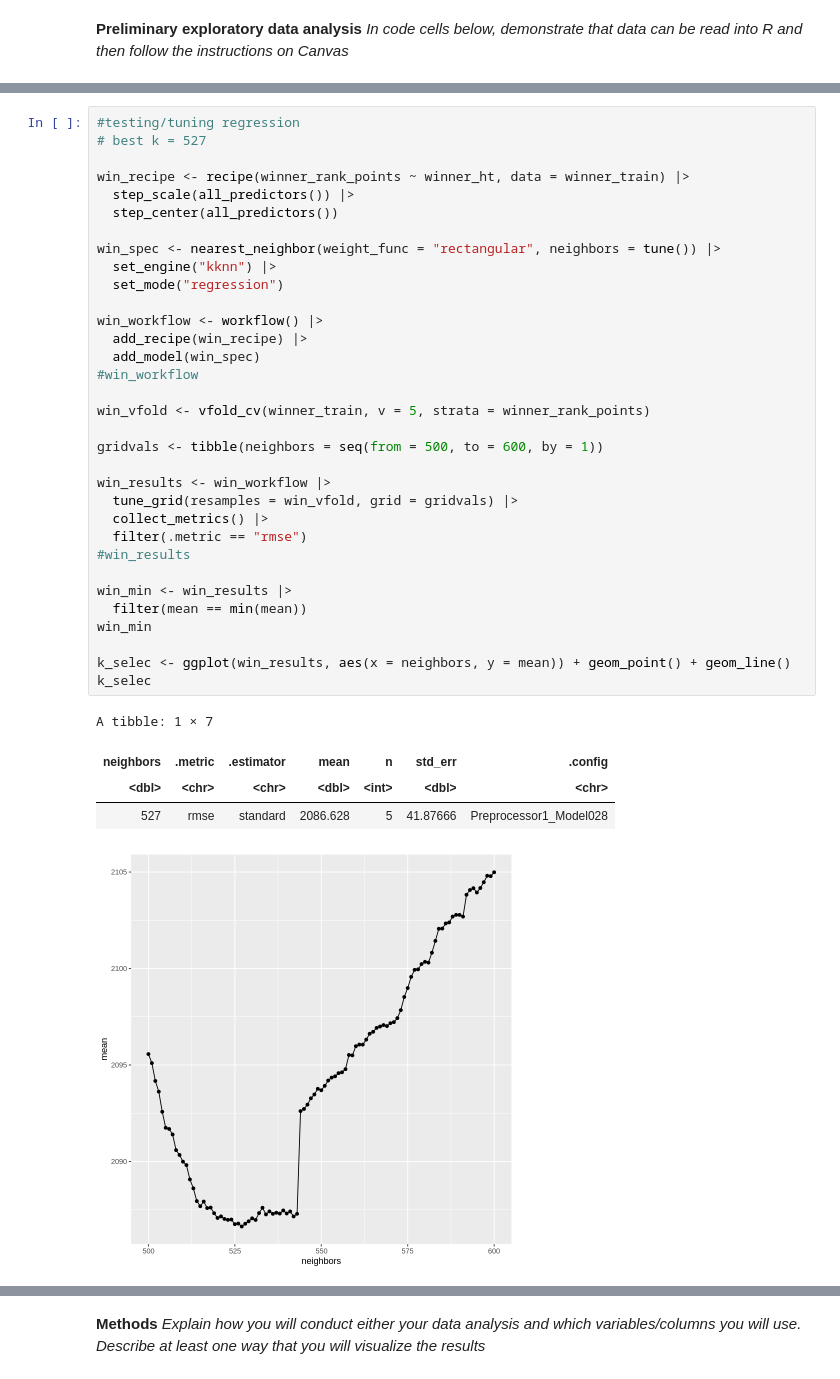
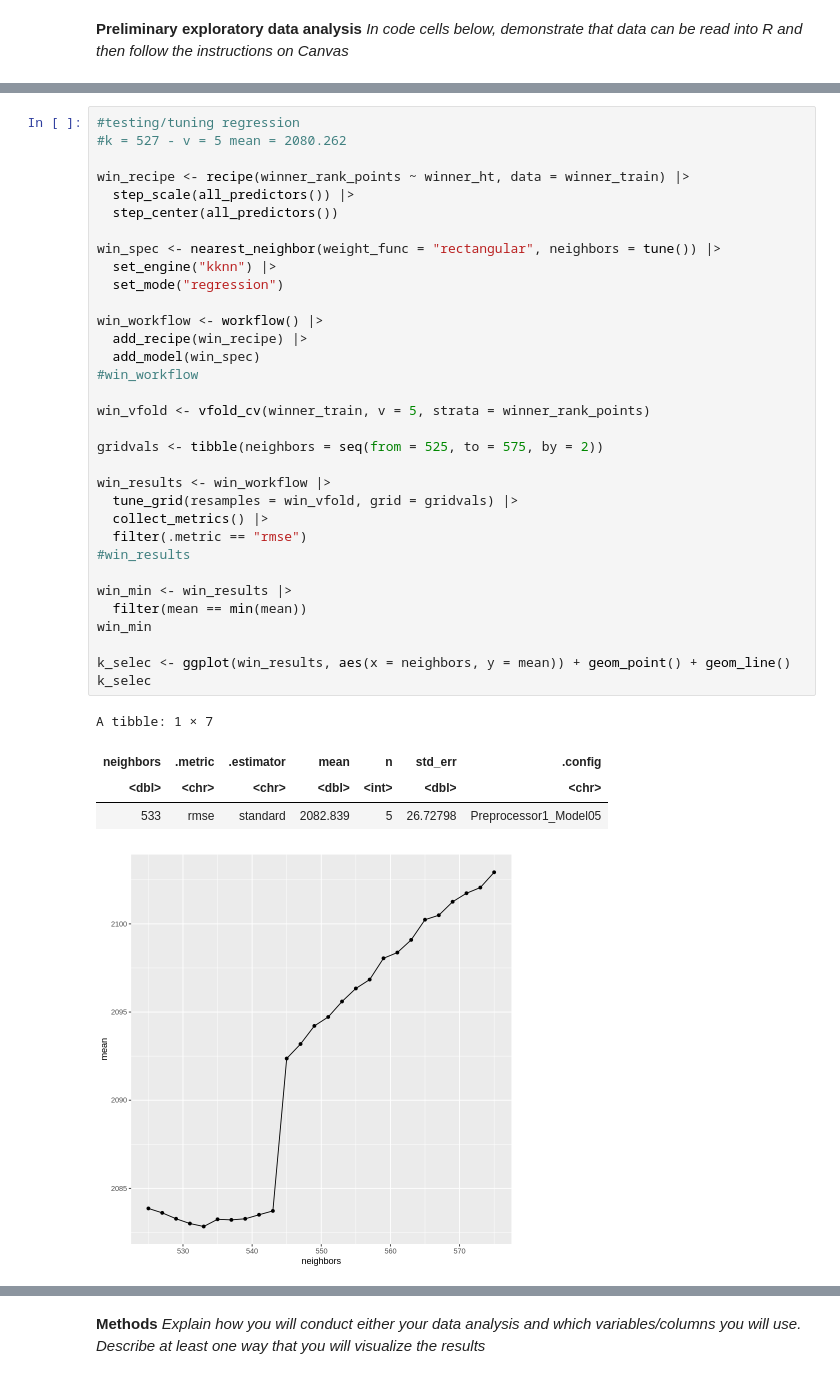
Before and after one commit to EliNAdr/DSCI-100_007-13, a Jupyter notebook: Proposal.ipynb, the cells around one changed output, grey strips where cells are left out. Cells and saved outputs as stored; diff of their text form.

```diff
--- a/Proposal.ipynb
+++ b/Proposal.ipynb
@@ -71,40 +71,40 @@ New names:
 • `` -> `...1`
 # %%
 #testing/tuning regression
-# best k = 527
+#k = 527 - v = 5 mean = 2080.262
 
 win_recipe <- recipe(winner_rank_points ~ winner_ht, data = winner_train) |>
   step_scale(all_predictors()) |>
   step_center(all_predictors())
 
 win_spec <- nearest_neighbor(weight_func = "rectangular", neighbors = tune()) |>
   set_engine("kknn") |>
   set_mode("regression")
 
 win_workflow <- workflow() |>
   add_recipe(win_recipe) |>
   add_model(win_spec)
 #win_workflow
 
 win_vfold <- vfold_cv(winner_train, v = 5, strata = winner_rank_points)
 
-gridvals <- tibble(neighbors = seq(from = 500, to = 600, by = 1))
+gridvals <- tibble(neighbors = seq(from = 525, to = 575, by = 2))
 
 win_results <- win_workflow |>
   tune_grid(resamples = win_vfold, grid = gridvals) |>
   collect_metrics() |>
   filter(.metric == "rmse")
 #win_results
 
 win_min <- win_results |>
   filter(mean == min(mean))
 win_min
 
 k_selec <- ggplot(win_results, aes(x = neighbors, y = mean)) + geom_point() + geom_line()
 k_selec
 # %% [output]
 A tibble: 1 × 7
 | neighbors | .metric | .estimator | mean | n | std_err | .config |
 | <dbl> | <chr> | <chr> | <dbl> | <int> | <dbl> | <chr> |
-| 527 | rmse | standard | 2086.628 | 5 | 41.87666 | Preprocessor1_Model028 |
+| 533 | rmse | standard | 2082.839 | 5 | 26.72798 | Preprocessor1_Model05 |
-[figure, old version]
+[figure, new version]
```
Also changed, not shown: parts of 2 cells of this notebook.
